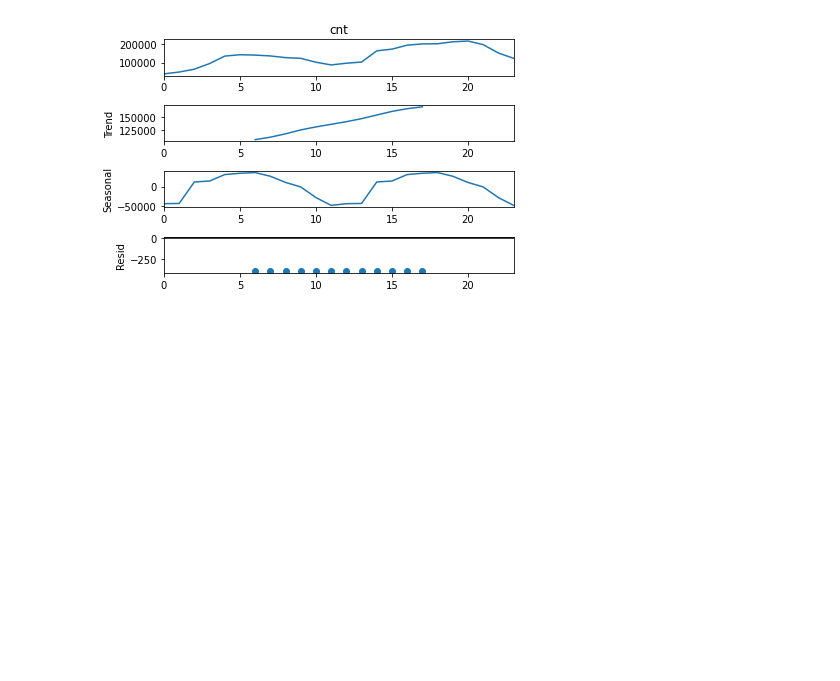
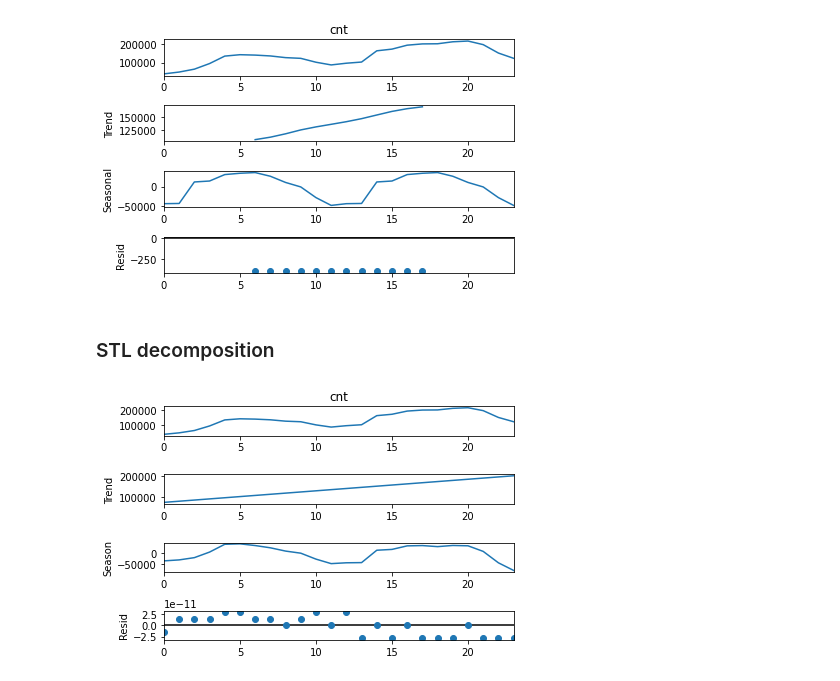
Before and after one commit to jads-nl/public-lectures, a Jupyter notebook: time-series-forecasting/introduction-to-time-series-forecasting.ipynb, the cells around one changed output. Cells and saved outputs as stored; diff of their text form; code cells hidden in the pictures; blank space fills up the shorter version.

```diff
--- a/time-series-forecasting/introduction-to-time-series-forecasting.ipynb
+++ b/time-series-forecasting/introduction-to-time-series-forecasting.ipynb
@@ -131,5 +135,12 @@ monthly_decomposed.plot();
 # %% [output]
 [figure]
+# %% [markdown]
+### STL decomposition
+# %%
+stl = STL(monthly.cnt, period=12).fit()
+stl.plot();
+# %% [output]
+[figure, added]
 # %%
 _ts = {}
 for result in ['observed', 'trend', 'seasonal', 'resid']:
```
Also changed, not shown: parts of 4 cells of this notebook, 1 other file.
